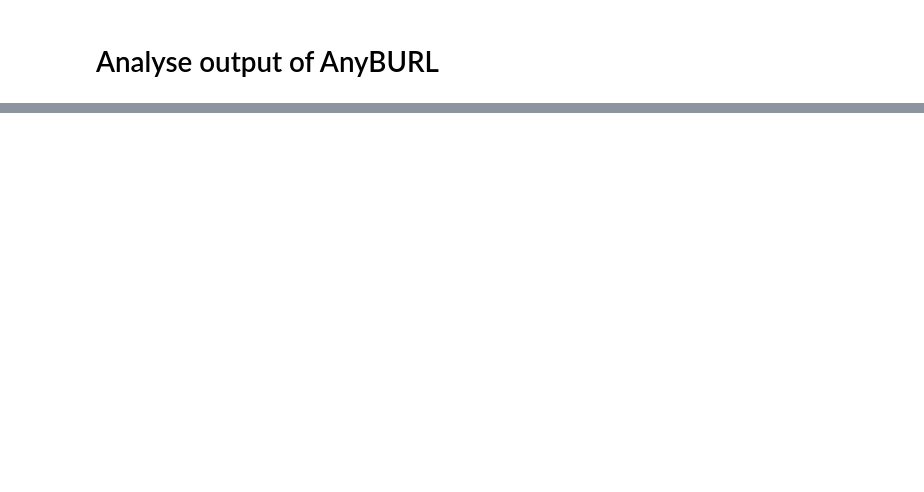
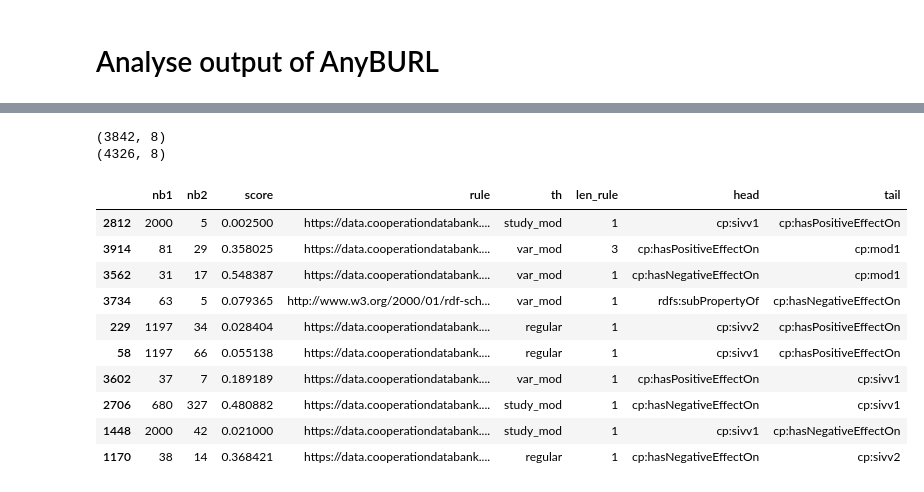
Before and after one commit to InesBlin/coda_meta_review, a Jupyter notebook: experiments/anyburl/analyse_anyburl.ipynb, the cells around one changed output, grey strips where cells are left out. Saved outputs shown, nothing was run; the diff lists cells and outputs as text; code cells hidden in the pictures; blank space fills up the shorter version.

```diff
--- a/experiments/anyburl/analyse_anyburl.ipynb
+++ b/experiments/anyburl/analyse_anyburl.ipynb
@@ -154,7 +150,8 @@ replace = [
     ("https://data.cooperationdatabank.org/vocab/prop/", "cp:"),
     ("https://data.cooperationdatabank.org/id/dependentvariable/", ""),
     ("https://data.cooperationdatabank.org/id/", "id:"),
-    ("_", "\\_")
+    ("_", "\\_"),
+    ('http://www.w3.org/2000/01/rdf-schema#', 'rdfs:')
 ]
 
 template = """
@@ -176,7 +173,7 @@ def clean(text):
 for th in TH:
     top_rules = rules_effect[rules_effect.th == th].sort_values(by="score", ascending=False)[:3]
     data = "\\\\\n".join(["\\texttt{" + clean(row.rule) + f"({str(round(row.score, 2))})" + "}" for _, row in top_rules.iterrows()])
-    figure = template.replace("<th>", th.replace("_", "\\_")).replace("<data>", data)
+    figure = template.replace("<th>", th.replace("_", "-")).replace("<data>", data)
     print(figure)
 # %% [output]
 \begin{figure}[h]
@@ -265,0 +214,30 @@ fig.update_layout(
+# %%
+rules_effect[['head', 'tail']] = rules_effect['rule'].str.split('<=', expand=True)
+
+# Strip any leading/trailing whitespace from the new columns
+rules_effect['head'] = rules_effect['head'].apply(lambda x: clean(text=x.strip().split('(')[0]))
+rules_effect['tail'] = rules_effect['tail'].str.strip()
+print(rules_effect.shape)
+rules_effect['tail'] = rules_effect['tail'].str.split(r'\), ')
+
+# Explode the 'tail' column to create separate rows for each condition
+rules_effect_exploded = rules_effect.explode('tail').reset_index(drop=True)
+rules_effect_exploded = rules_effect_exploded[rules_effect_exploded["tail"]!='']
+rules_effect_exploded["tail"] = rules_effect_exploded["tail"].apply(lambda x: clean(text=x.split('(')[0]))
+
+print(rules_effect_exploded.shape)
+rules_effect_exploded.sample(10)
+# %% [output]
+(3842, 8)
+(4326, 8)
+|  | nb1 | nb2 | score | rule | th | len_rule | head | tail |
+| 2812 | 2000 | 5 | 0.002500 | https://data.cooperationdatabank.... | study_mod | 1 | cp:sivv1 | cp:hasPositiveEffectOn |
+| 3914 | 81 | 29 | 0.358025 | https://data.cooperationdatabank.... | var_mod | 3 | cp:hasPositiveEffectOn | cp:mod1 |
+| 3562 | 31 | 17 | 0.548387 | https://data.cooperationdatabank.... | var_mod | 1 | cp:hasNegativeEffectOn | cp:mod1 |
+| 3734 | 63 | 5 | 0.079365 | http://www.w3.org/2000/01/rdf-sch... | var_mod | 1 | rdfs:subPropertyOf | cp:hasNegativeEffectOn |
+| 229 | 1197 | 34 | 0.028404 | https://data.cooperationdatabank.... | regular | 1 | cp:sivv2 | cp:hasPositiveEffectOn |
+| 58 | 1197 | 66 | 0.055138 | https://data.cooperationdatabank.... | regular | 1 | cp:sivv1 | cp:hasPositiveEffectOn |
+| 3602 | 37 | 7 | 0.189189 | https://data.cooperationdatabank.... | var_mod | 1 | cp:hasPositiveEffectOn | cp:sivv1 |
+| 2706 | 680 | 327 | 0.480882 | https://data.cooperationdatabank.... | study_mod | 1 | cp:hasNegativeEffectOn | cp:sivv1 |
+| 1448 | 2000 | 42 | 0.021000 | https://data.cooperationdatabank.... | study_mod | 1 | cp:sivv1 | cp:hasNegativeEffectOn |
+| 1170 | 38 | 14 | 0.368421 | https://data.cooperationdatabank.... | regular | 1 | cp:hasNegativeEffectOn | cp:sivv2 |
```
Also changed, not shown: parts of 15 cells of this notebook, 2 other files.
